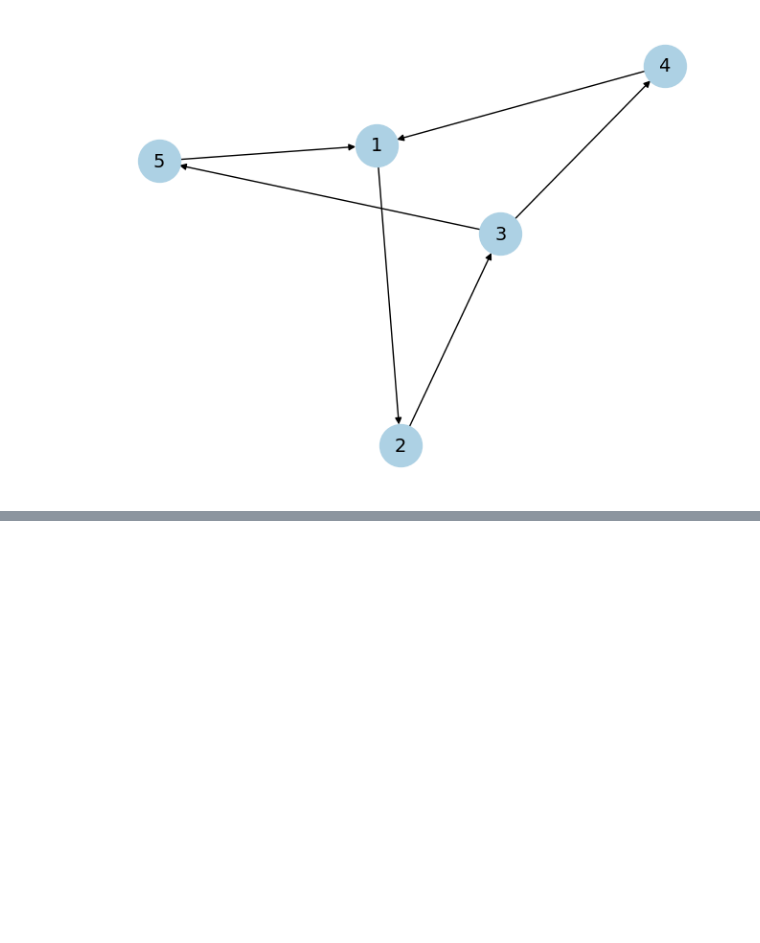
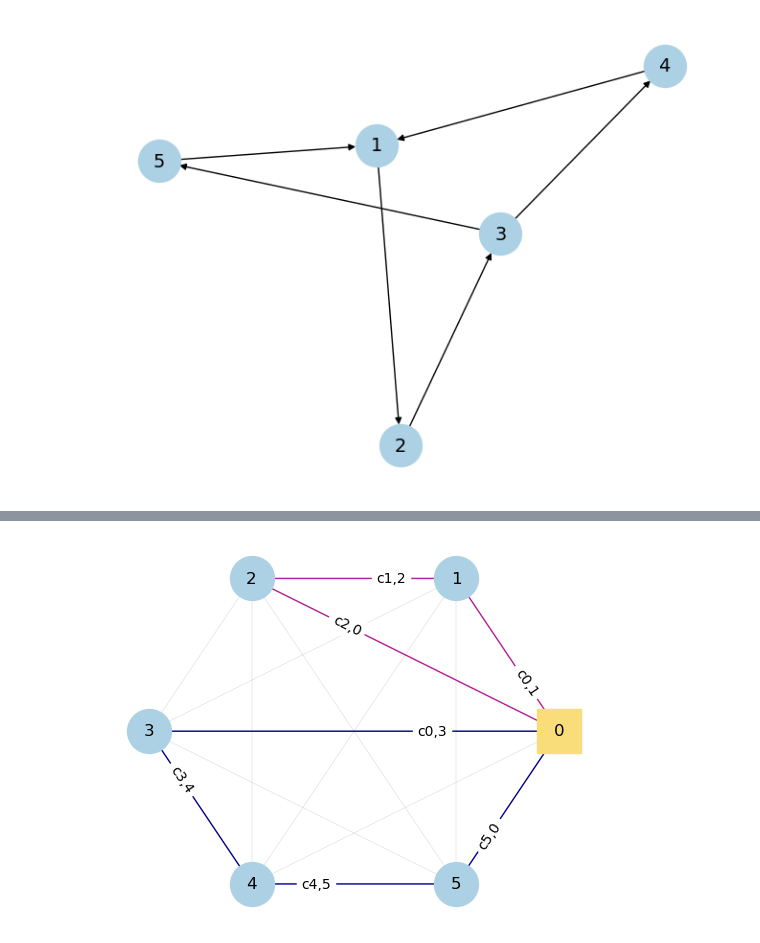
Before and after one commit to Nati-design/TFM, a Jupyter notebook: Representaciones.ipynb, the cells around one changed output, grey strips where cells are left out. Saved outputs shown, nothing was run; the diff lists cells and outputs as text; code cells hidden in the pictures; blank space fills up the shorter version.

```diff
--- a/Representaciones.ipynb
+++ b/Representaciones.ipynb
@@ -200,0 +274,88 @@ plt.show()
+# %%
+## GRAFO PROBLEMA VRP - DOS VEHÍCULOS ##
+import networkx as nx
+import matplotlib.pyplot as plt
+import itertools
+
+# Crear grafo dirigido
+G = nx.DiGraph()
+
+# Rutas de los vehículos
+ruta_v1 = [(0, 1), (1, 2), (2, 0)]
+ruta_v2 = [(0, 3), (3, 4), (4, 5), (5, 0)]
+
+# Añadir las aristas reales
+G.add_edges_from(ruta_v1 + ruta_v2)
+
+# Posición circular para visualizar mejor
+pos = nx.circular_layout(G)
+
+# Nodos
+depot = [0]
+clientes = [1, 2, 3, 4, 5]
+
+# Colores
+color_map = ["#fadd7b" if n == 0 else "#add1e4" for n in G.nodes()]
+
+# --- 1. Dibujar aristas finas del grafo completo ---
+all_edges = [(i, j) for i, j in itertools.permutations(G.nodes(), 2)]
+
+nx.draw_networkx_edges(
+    G, pos, edgelist=all_edges,
+    arrows=False, width=0.3, style="solid", edge_color="lightgray", alpha=0.6
+)
+
+# --- 2. Dibujar rutas reales de los vehículos ---
+
+# Vehículo 1 → rosa
+nx.draw_networkx_edges(
+    G, pos, edgelist=ruta_v1,
+    arrows=True, arrowsize=10,
+    edge_color="#b41f9b"
+)
+
+# Vehículo 2 → azul oscuro
+nx.draw_networkx_edges(
+    G, pos, edgelist=ruta_v2,
+    arrows=True, arrowsize=10,
+   edge_color="darkblue"
+)
+
+# --- 3. Dibujar nodos (depósito cuadrado + clientes redondos) ---
+nx.draw_networkx_nodes(
+    G, pos, nodelist=depot,
+    node_color="#fadd7b", node_size=1000, node_shape="s"
+)
+
+nx.draw_networkx_nodes(
+    G, pos, nodelist=clientes,
+    node_color="#add1e4", node_size=1000, node_shape="o"
+)
+
+# Etiquetas de nodos
+nx.draw_networkx_labels(G, pos, font_size=12)
+
+# --- 4. Etiquetas de aristas reales ---
+
+edge_labels = {}
+for (i, j) in ruta_v1:
+    edge_labels[(i, j)] = f"c{i},{j}"
+for (i, j) in ruta_v2:
+    edge_labels[(i, j)] = f"c{i},{j}"
+
+nx.draw_networkx_edge_labels(
+    G, pos, edge_labels=edge_labels,
+    font_size=10, label_pos=0.3
+)
+
+# Guardar
+plt.rcParams['axes.spines.left'] = False
+plt.rcParams['axes.spines.right'] = False
+plt.rcParams['axes.spines.top'] = False
+plt.rcParams['axes.spines.bottom'] = False
+ruta = "/Users/nataliaalvareztejero/Desktop/CLASE/MASTER/SEGUNDO/Truckster/TFM"
+plt.savefig(f"{ruta}/VRP_2vehiculos", bbox_inches='tight')
+
+plt.show()
+# %% [output]
+[figure, added]
```
Also changed, not shown: parts of 3 cells of this notebook.
